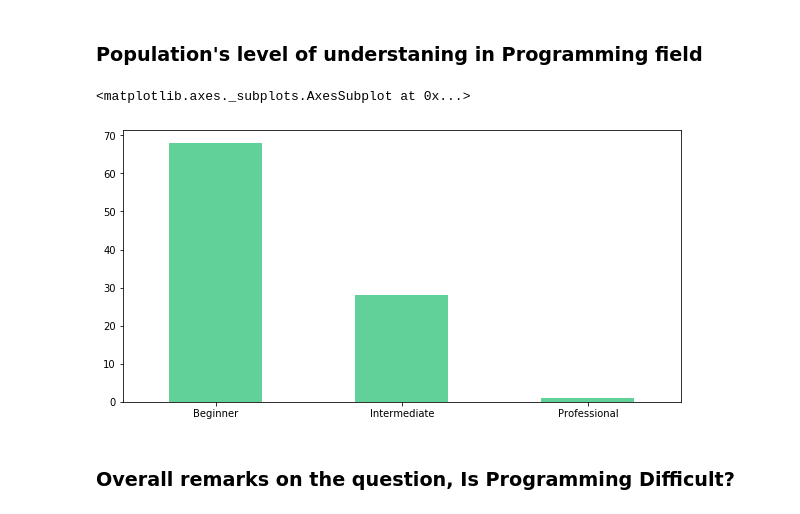
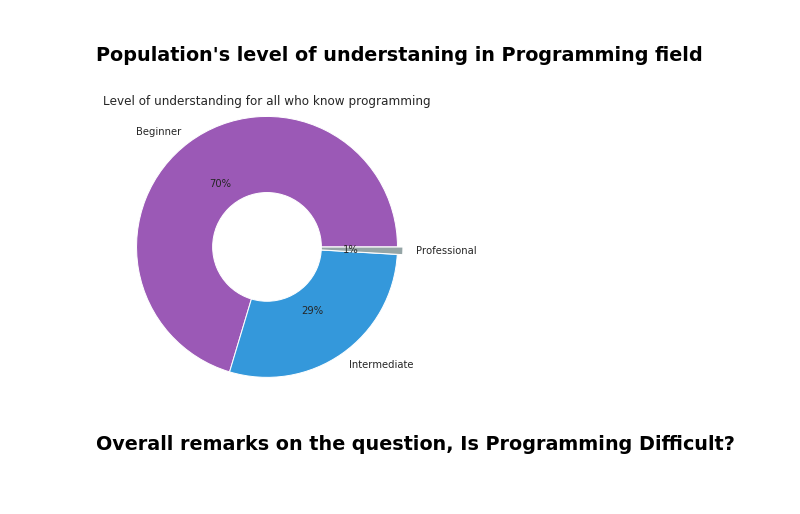
Before and after one commit to dunfred/Programming_Research_Predictive_Analysis, a Jupyter notebook: MCQU ON PROGRAMMING SURVEY ANALYSIS.ipynb, the cells around one changed output. Cells and saved outputs as stored; diff of their text form; code cells hidden in the pictures.

```diff
--- a/MCQU ON PROGRAMMING SURVEY ANALYSIS.ipynb
+++ b/MCQU ON PROGRAMMING SURVEY ANALYSIS.ipynb
@@ -67,9 +80,15 @@ df["Do you have any knowledge on programming?"].value_counts(normalize=True).plo
 # %% [markdown]
 ### Population's level of understaning in Programming field
 # %%
-df["Your level of understading in this field/ fields"].value_counts(normalize=False).plot(kind='bar', figsize=(10,5), color="#61d199", rot=0)
+lvl_of_undstnd = df["Your level of understading in this field/ fields"].value_counts(normalize=False) #.plot(kind='bar', figsize=(10,5), color="#61d199", rot=0)
+
+plt.figure(figsize=(10,5))
+plt.cm.Set3
+plt.pie(lvl_of_undstnd.values,  labels=lvl_of_undstnd.keys(), autopct="%1.0f%%", startangle=0, radius=1.2, explode=(0,0,0.05))
+plt.pie([1], radius=.5, colors='w')
+plt.title("Level of understanding for all who know programming")
+plt.show()
 # %% [output]
-<matplotlib.axes._subplots.AxesSubplot at 0x...>
-[figure, old version]
+[figure, new version]
 # %% [markdown]
 ### Overall remarks on the question, Is Programming Difficult?
```
Also changed, not shown: parts of 37 cells of this notebook.
